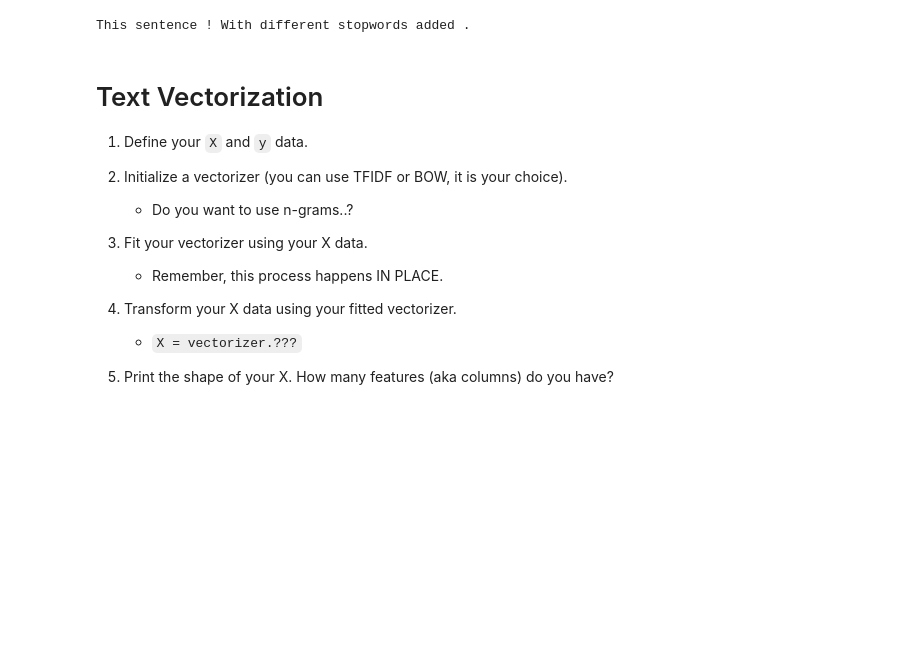
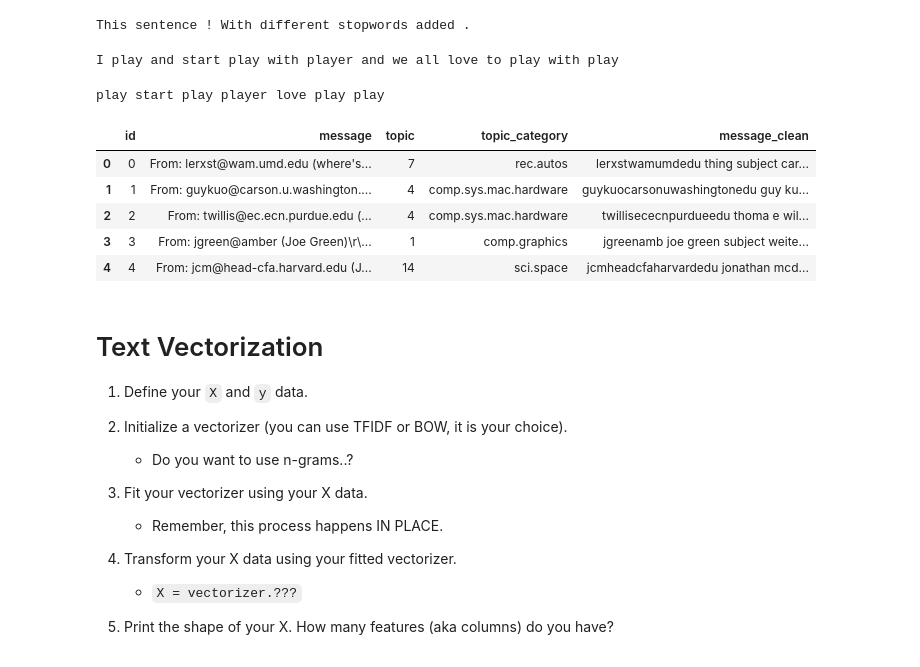
Before and after one commit to changc42/2020-fall-data-science, a Jupyter notebook: Week7-NLP/Exercise-NLP.ipynb, the cells around one changed output. Drawn from its saved outputs; the diff is of its cells as text; code cells hidden in the pictures; blank space fills up the shorter version.

```diff
--- a/Week7-NLP/Exercise-NLP.ipynb
+++ b/Week7-NLP/Exercise-NLP.ipynb
@@ -169,13 +171,49 @@ This sentence ! With different stopwords added .
 # 4. EXTRA CREDIT: Make a function that stemms all words.
 
 test_string = 'I played and started playing with players and we all love to play with plays'
+
+def stem(str):
+    porter = PorterStemmer()
+
+    words = word_tokenize(str)
+
+    stemmed_words = []
+    for word in words:
+        stem = porter.stem(word)
+        stemmed_words.append(stem)
+
+    result = " ".join(stemmed_words)
+
+    return result
+
+print(stem(test_string))
+# %% [output]
+I play and start play with player and we all love to play with play
 # %%
 # 5. MANDATORY: Make a pipeline function that applys all the text processing functions you just built.
-
+def text_pipeline(str):
+    str = str.lower()
+    str = remove_punc(str)
+    str = stem(str)
+    str = remove_stopwords(str)
+    return str
 
 test_string = 'I played and started playing with players and we all love to play with plays'
+
+print(text_pipeline(test_string))
+# %% [output]
+play start play player love play play
 # %%
 # 6. Mandatory: Use `df[column].apply(???)` and apply the text pipeline to your text data column.
+df['message_clean'] = df['message'].apply(text_pipeline)
+df.head()
+# %% [output]
+|  | id | message | topic | topic_category | message_clean |
+| 0 | 0 | From: lerxst@wam.umd.edu (where's... | 7 | rec.autos | lerxstwamumdedu thing subject car... |
+| 1 | 1 | From: guykuo@carson.u.washington.... | 4 | comp.sys.mac.hardware | guykuocarsonuwashingtonedu guy ku... |
+| 2 | 2 | From: twillis@ec.ecn.purdue.edu (... | 4 | comp.sys.mac.hardware | twillisececnpurdueedu thoma e wil... |
+| 3 | 3 | From: jgreen@amber (Joe Green)\r\... | 1 | comp.graphics | jgreenamb joe green subject weite... |
+| 4 | 4 | From: jcm@head-cfa.harvard.edu (J... | 14 | sci.space | jcmheadcfaharvardedu jonathan mcd... |
 # %% [markdown]
 # Text Vectorization
 
```
Also changed, not shown: parts of 30 cells of this notebook, 4 other files.
